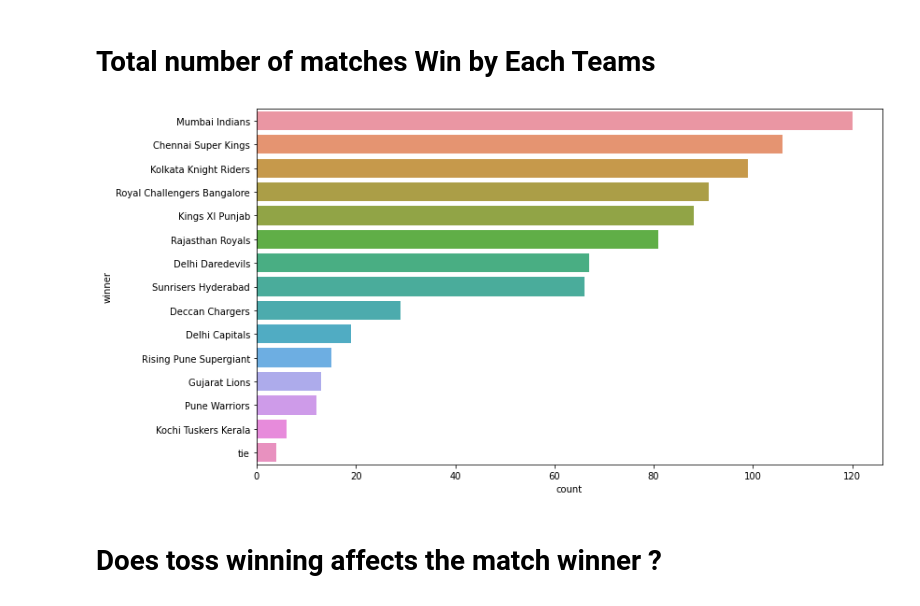
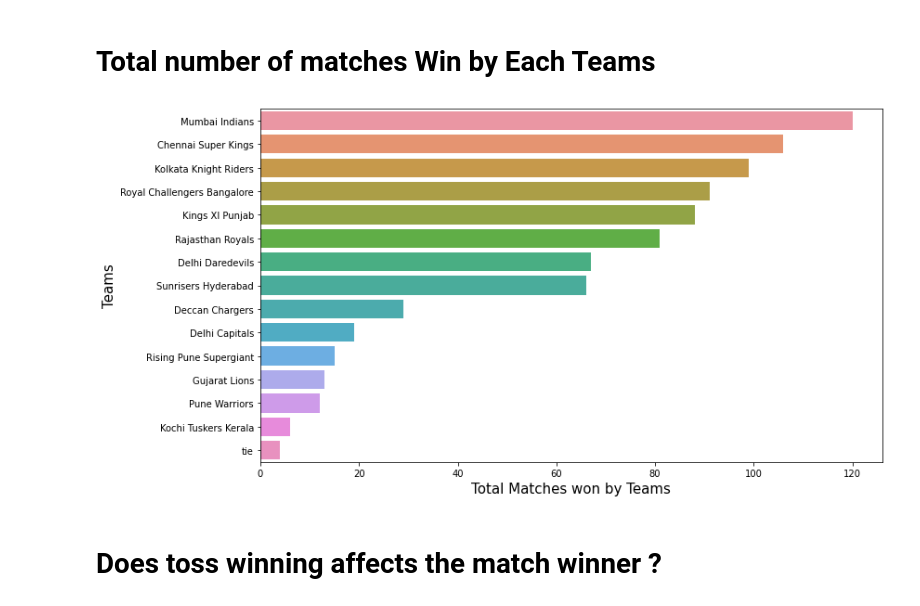
Before and after one commit to subhamyadav580/Data-Analysis-with-IPL-Dataset, a Jupyter notebook: IPL.ipynb, the cells around one changed output. Drawn from its saved outputs; the diff is of its cells as text; code cells hidden in the pictures.

```diff
--- a/IPL.ipynb
+++ b/IPL.ipynb
@@ -358,9 +360,11 @@ plt.show()
 # %%
 plt.figure(figsize=(12,7))
 sns.countplot(y=matchData.winner, order=matchData.winner.value_counts().index)
+plt.xlabel('Total Matches won by Teams', fontsize=15)
+plt.ylabel('Teams', fontsize=15)
 plt.show()
 # %% [output]
-[figure, old version]
+[figure, new version]
 # %% [markdown]
 # **Does toss winning affects the match winner ?**
 # %%
```
Also changed, not shown: parts of 2 cells of this notebook.
